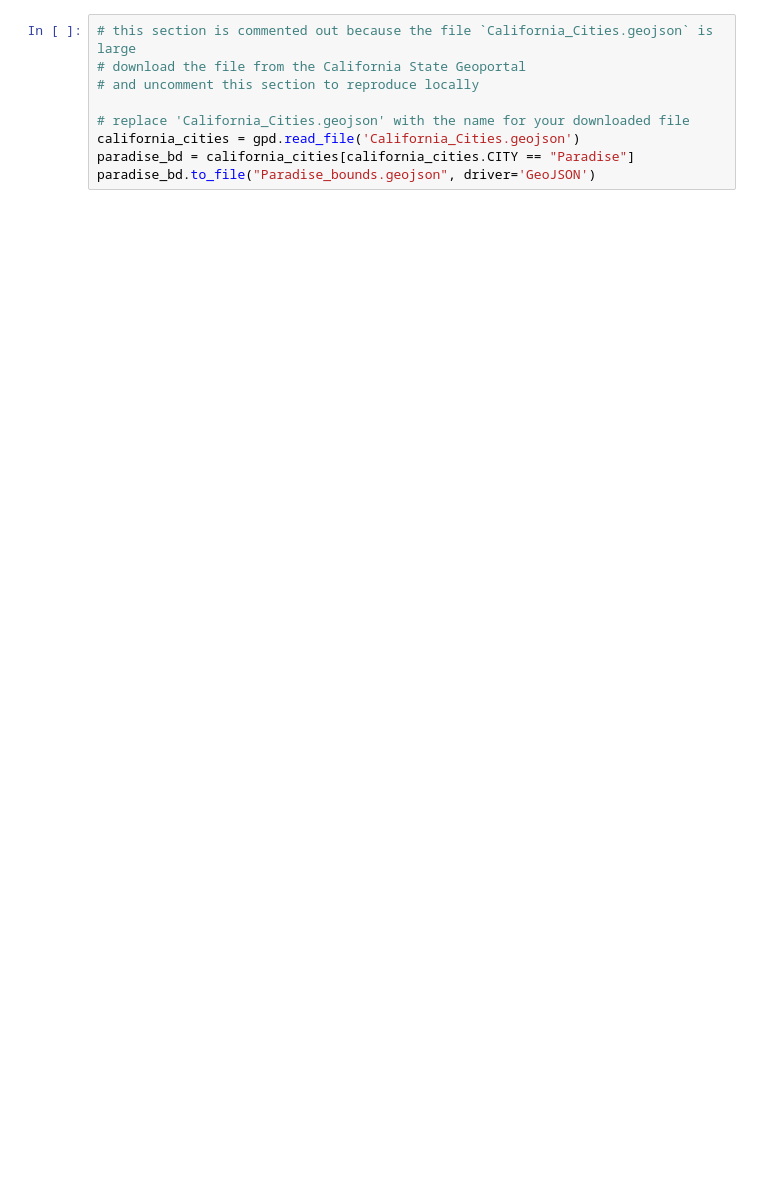
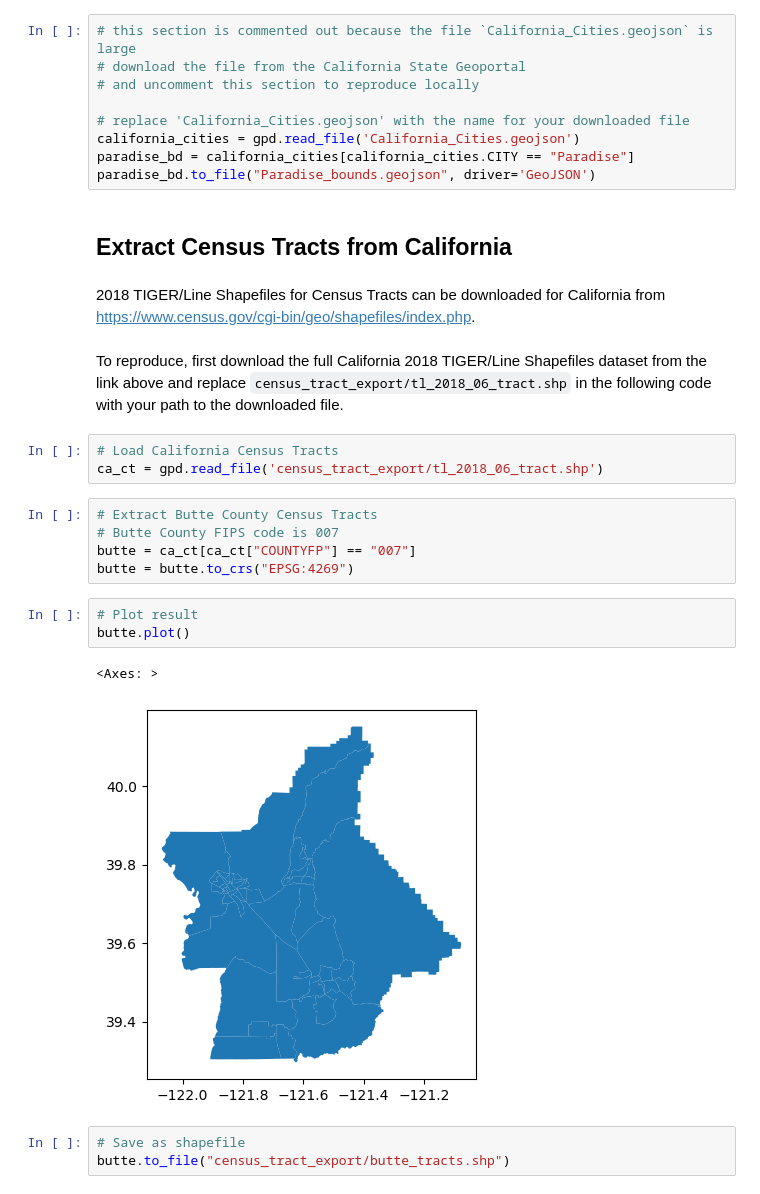
Before and after one commit to beckvalle/fireabm_notebook_camp_fire, a Jupyter notebook: Load Paradise Boundaries.ipynb, the cells around one changed output. Drawn from its saved outputs; the diff is of its cells as text; blank space fills up the shorter version.

```diff
--- a/Load Paradise Boundaries.ipynb
+++ b/Load Paradise Boundaries.ipynb
@@ -30,3 +33,26 @@ Geopandas version is  0.13.2
 california_cities = gpd.read_file('California_Cities.geojson')
 paradise_bd = california_cities[california_cities.CITY == "Paradise"]
 paradise_bd.to_file("Paradise_bounds.geojson", driver='GeoJSON')
+# %% [markdown]
+## Extract Census Tracts from California
+# %% [markdown]
+2018 TIGER/Line Shapefiles for Census Tracts can be downloaded for California from https://www.census.gov/cgi-bin/geo/shapefiles/index.php.
+# %% [markdown]
+To reproduce, first download the full California 2018 TIGER/Line Shapefiles dataset from the link above and replace `census_tract_export/tl_2018_06_tract.shp` in the following code with your path to the downloaded file.
+# %%
+# Load California Census Tracts
+ca_ct = gpd.read_file('census_tract_export/tl_2018_06_tract.shp')
+# %%
+# Extract Butte County Census Tracts
+# Butte County FIPS code is 007
+butte = ca_ct[ca_ct["COUNTYFP"] == "007"]
+butte = butte.to_crs("EPSG:4269")
+# %%
+# Plot result
+butte.plot()
+# %% [output]
+<Axes: >
+[figure, added]
+# %%
+# Save as shapefile
+butte.to_file("census_tract_export/butte_tracts.shp")
```
Also changed, not shown: parts of 19 cells of this notebook, 5 other files.
